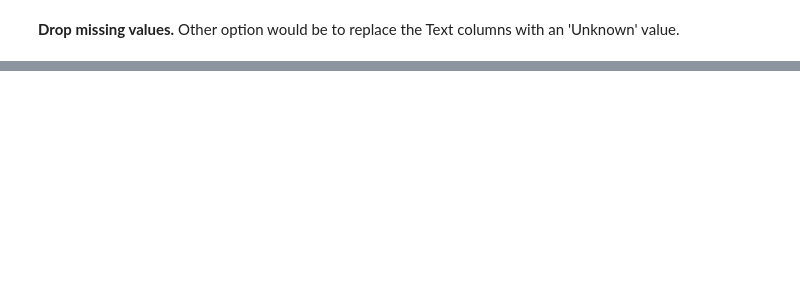
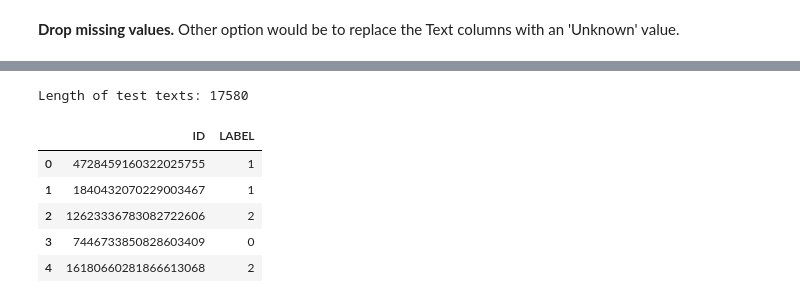
Before and after one commit to uazhlt-ms-program/ling-539-spring-2024-class-competition-weezymatt, a Jupyter notebook: notebooks/workspace.ipynb, the cells around one changed output, grey strips where cells are left out. Saved outputs shown, nothing was run; the diff lists cells and outputs as text; code cells hidden in the pictures; blank space fills up the shorter version.

```diff
--- a/notebooks/workspace.ipynb
+++ b/notebooks/workspace.ipynb
@@ -149,0 +565,9 @@ plt.show()
+# %%
+# get the texts from the training data
+test_examples = df_test['TEXT']
+test_texts = [review for review in test_examples]
+
+# verify the count of training texts
+print(f"Length of test texts: {len(test_texts)}")
+# %% [output]
+Length of test texts: 17580
@@ -149,0 +585,16 @@ plt.show()
+# %%
+filename = 'test.csv'
+
+# Read the CSV file into a pandas DataFrame
+df = pd.read_csv(filename)
+
+# Display the first few rows of the DataFrame to verify the data
+df.head()
+# print(f"Data types: \n {df.dtypes}")
+# %% [output]
+|  | ID | LABEL |
+| 0 | 4728459160322025755 | 1 |
+| 1 | 1840432070229003467 | 1 |
+| 2 | 12623336783082722606 | 2 |
+| 3 | 7446733850828603409 | 0 |
+| 4 | 16180660281866613068 | 2 |
```
Also changed, not shown: parts of 71 cells of this notebook.
